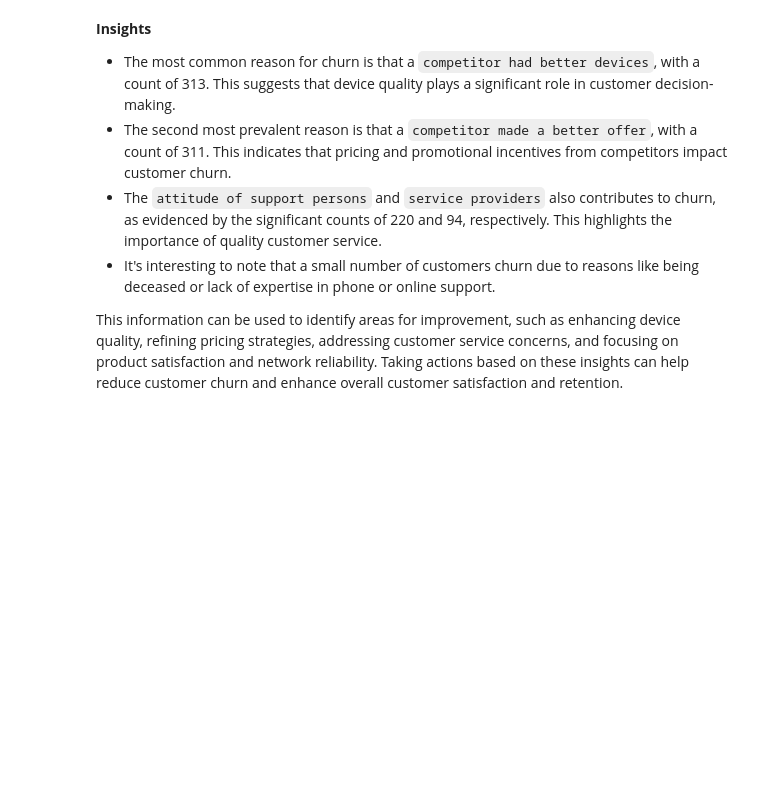
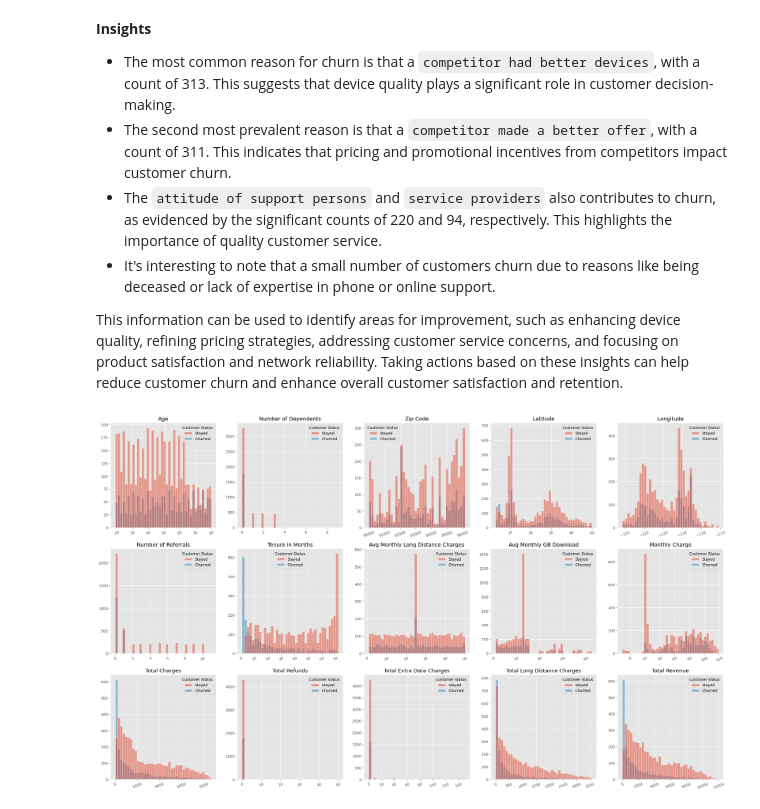
Before and after one commit to bhutto17/Telecom-Churn-Analysis, a Jupyter notebook: Telecom_Churn_Analysis.ipynb, the cells around one changed output. Drawn from its saved outputs; the diff is of its cells as text; code cells hidden in the pictures; blank space fills up the shorter version.

Commit message:
Visualize numerical data distributions by customer status with histograms

```diff
--- a/Telecom_Churn_Analysis.ipynb
+++ b/Telecom_Churn_Analysis.ipynb
@@ -312,3 +312,19 @@ plt.show()
 - It's interesting to note that a small number of customers churn due to reasons like being deceased or lack of expertise in phone or online support.
 
 This information can be used to identify areas for improvement, such as enhancing device quality, refining pricing strategies, addressing customer service concerns, and focusing on product satisfaction and network reliability. Taking actions based on these insights can help reduce customer churn and enhance overall customer satisfaction and retention.
+# %%
+numerical = [column for column in churned.columns if churned[column].dtype in ['int64', 'float64']]
+churned_num = churned[numerical]
+
+fig = plt.figure(figsize = (30, 30))
+
+i = 1
+for n in churned_num.columns:
+    plt.subplot(5, 5, i)
+    ax = sns.histplot(x = churned[n], hue = churned['Customer Status'], bins = 40)
+    ax.set(xlabel = None, ylabel = None)
+    plt.title(str(n), loc = 'center')
+    plt.xticks(rotation = 20, fontsize = 10)
+    i += 1
+# %% [output]
+[figure, added]
```
Also changed, not shown: parts of 1 cell of this notebook.
